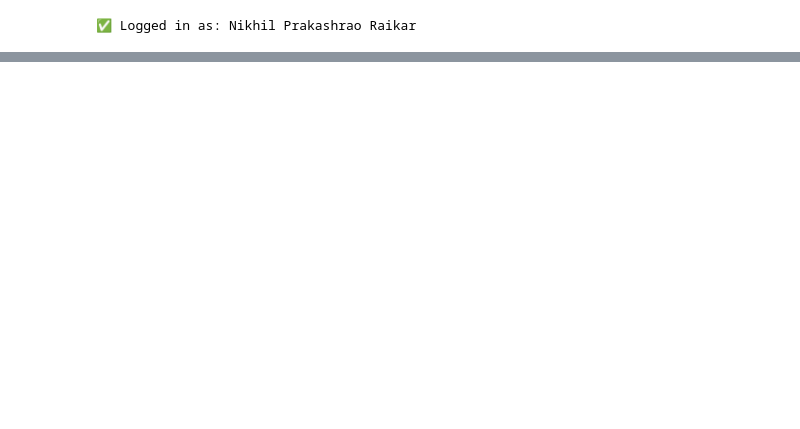
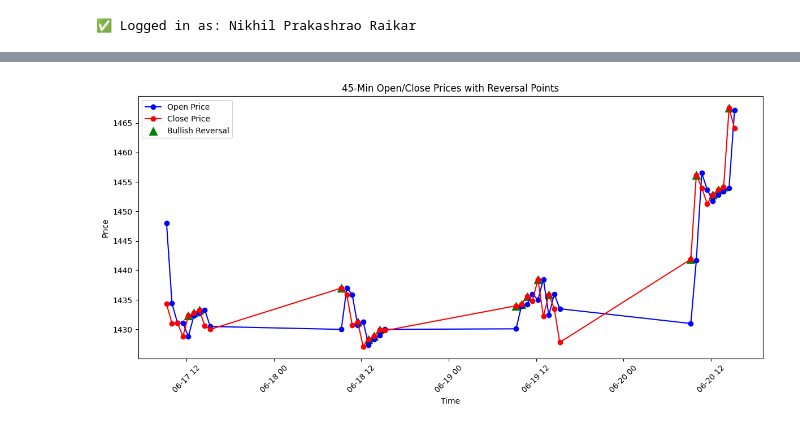
Before and after one commit to NikhilRaikar17/algo-trade, a Jupyter notebook: test_code.ipynb, the cells around one changed output, grey strips where cells are left out. Drawn from its saved outputs; the diff is of its cells as text; code cells hidden in the pictures; blank space fills up the shorter version.

```diff
--- a/test_code.ipynb
+++ b/test_code.ipynb
@@ -46,0 +102,26 @@ for c in candles:
+# %%
+# Detect reversal points (open < close)
+reversals = df_45min[df_45min['open'] < df_45min['close']]
+
+# Print reversal timestamps
+print("Reversal points (Open < Close):")
+for timestamp, row in reversals.iterrows():
+    print(f"{timestamp} - Open: {row['open']}, Close: {row['close']}")
+
+# Plot Open and Close prices
+plt.figure(figsize=(12, 6))
+plt.plot(df_45min.index, df_45min['open'], marker='o', linestyle='-', color='blue', label='Open Price')
+plt.plot(df_45min.index, df_45min['close'], marker='o', linestyle='-', color='red', label='Close Price')
+
+# Highlight reversal points
+plt.scatter(reversals.index, reversals['close'], color='green', label='Bullish Reversal', s=100, marker='^')
+
+plt.title("45-Min Open/Close Prices with Reversal Points")
+plt.xlabel("Time")
+plt.ylabel("Price")
+plt.grid(False)
+plt.xticks(rotation=45)
+plt.legend()
+plt.tight_layout()
+plt.show()
+# %% [output]
@@ -46,0 +148 @@ for c in candles:
+[figure, added]
```
Also changed, not shown: parts of 4 cells of this notebook, 2 other files.
